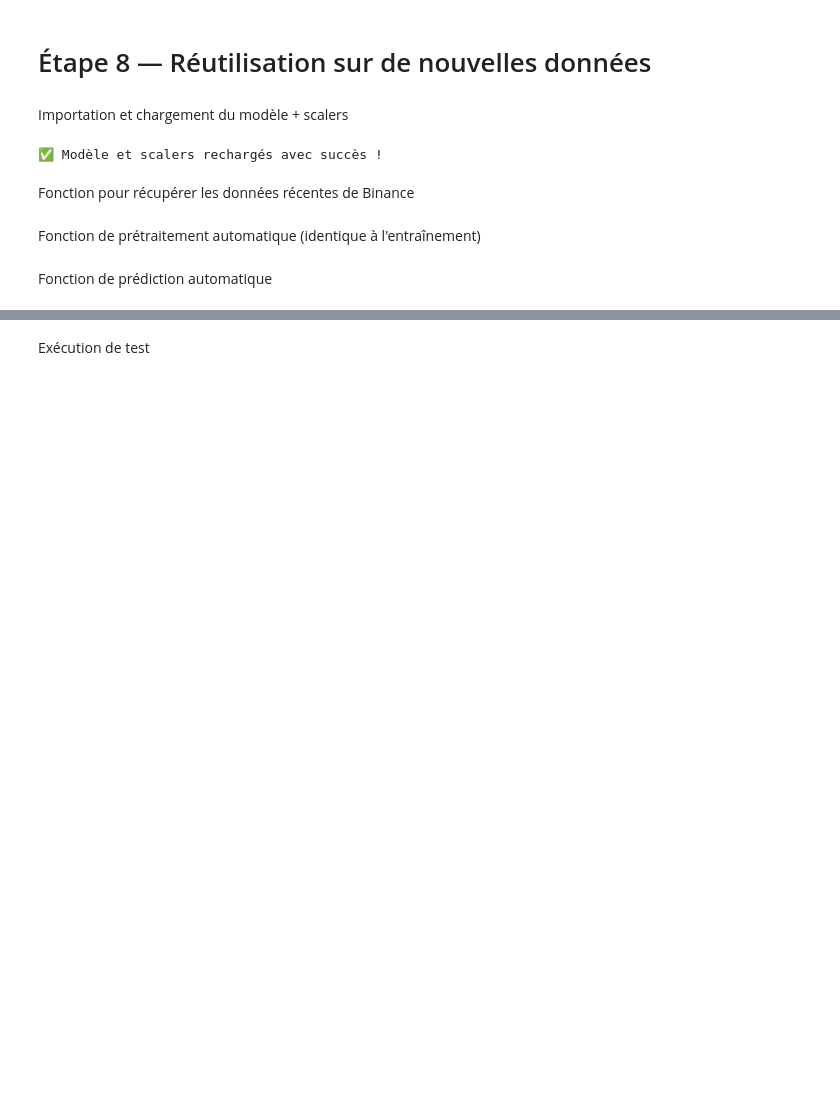
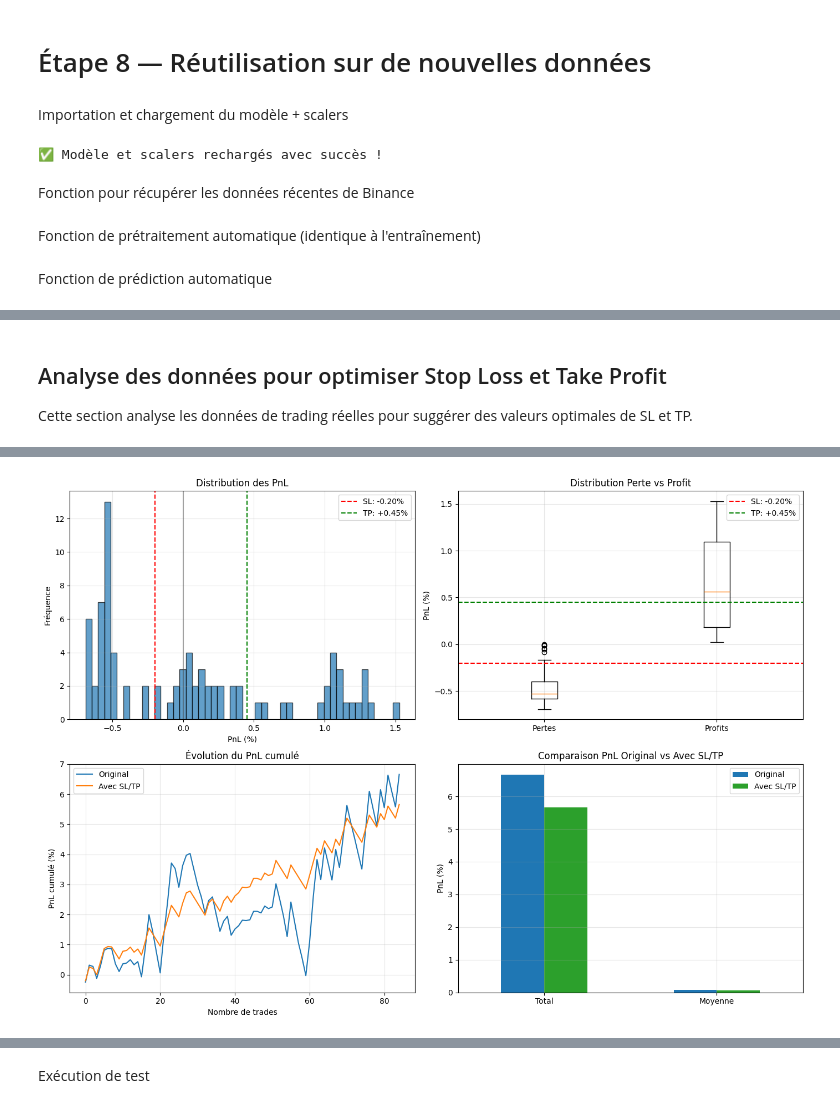
Before and after one commit to BaltiAhmed/TradingBot-LSTM, a Jupyter notebook: LSTM_Scalping.ipynb, the cells around one changed output, grey strips where cells are left out. Saved outputs shown, nothing was run; the diff lists cells and outputs as text; code cells hidden in the pictures; blank space fills up the shorter version.

```diff
--- a/LSTM_Scalping.ipynb
+++ b/LSTM_Scalping.ipynb
@@ -946,0 +1455,3 @@ def predict_signal(symbol="BTCUSDT", seq_len=20, confidence_threshold=0.001):
+# %% [markdown]
+## Analyse des données pour optimiser Stop Loss et Take Profit
+Cette section analyse les données de trading réelles pour suggérer des valeurs optimales de SL et TP.
@@ -946,0 +1654,71 @@ def predict_signal(symbol="BTCUSDT", seq_len=20, confidence_threshold=0.001):
+# %%
+def load_and_analyze_excel(excel_path, show_plots=True):
+    """Charge un fichier Excel et analyse les données pour suggérer SL/TP."""
+    try:
+        trades_df = pd.read_excel(excel_path, sheet_name="operations")
+        print(f"✅ Fichier chargé : {excel_path}")
+        print(f"   {len(trades_df)} trades trouvés\n")
+        recommendations = analyze_trading_data_for_sl_tp(trades_df, show_plots=show_plots)
+        return trades_df, recommendations
+    except Exception as e:
+        print(f"❌ Erreur lors du chargement : {e}")
+        return None, None
+
+
+def analyze_multiple_excel_files(excel_paths, show_plots=False):
+    """Analyse plusieurs fichiers Excel et combine les données."""
+    all_trades = []
+    for path in excel_paths:
+        try:
+            df = pd.read_excel(path, sheet_name="operations")
+            all_trades.append(df)
+            print(f"✅ {path}: {len(df)} trades")
+        except Exception as e:
+            print(f"⚠️ {path}: Erreur - {e}")
+
+    if not all_trades:
+        print("❌ Aucun fichier valide trouvé.")
+        return None, None
+
+    combined_df = pd.concat(all_trades, ignore_index=True)
+    print(f"\n📊 Total combiné: {len(combined_df)} trades")
+    recommendations = analyze_trading_data_for_sl_tp(combined_df, show_plots=show_plots)
+    return combined_df, recommendations
+
+
+# Option 1 : Analyser les données d'un test récent (exécution automatique)
+# Si tu viens de lancer un test, utilise directement trades_df
+# try:
+#     if 'trades_df' in globals() and not trades_df.empty:
+#         print("🔄 Analyse automatique des données du dernier test...\n")
+#         recommendations = analyze_trading_data_for_sl_tp(trades_df, show_plots=True)
+#         print("\n" + "="*60)
+#         print("✅ RECOMMANDATIONS POUR TES PROCHAINS TESTS :")
+#         print("="*60)
+#         print(f"stop_loss_pct={recommendations['stop_loss_pct']}")
+#         print(f"take_profit_pct={recommendations['take_profit_pct']}")
+#         print(f"risk_reward_ratio={recommendations['risk_reward_ratio']}")
+#         print("="*60)
+#         print("\n💡 Copie-colle ces valeurs dans tes prochains appels de test :")
+#         print(f"run_multi_symbol_test(..., stop_loss_pct={recommendations['stop_loss_pct']}, take_profit_pct={recommendations['take_profit_pct']}, ...)")
+#     else:
+#         print("ℹ️ Aucune donnée de test récente trouvée.")
+#         print("   Lance d'abord un test ou utilise l'Option 2 ci-dessous pour charger un fichier Excel.")
+# except NameError:
+#     print("ℹ️ Variable 'trades_df' non trouvée.")
+#     print("   Lance d'abord un test ou utilise l'Option 2 ci-dessous pour charger un fichier Excel.")
+# except Exception as e:
+#     print(f"⚠️ Erreur lors de l'analyse : {e}")
+
+# Option 2 : Charger un fichier Excel existant pour analyse
+# Décommente et modifie le chemin du fichier :
+trades_df_file, recommendations = load_and_analyze_excel(
+    "Reports/binance_trades_report_20251118_234059.xlsx",
+    show_plots=True
+)
+
+# Option 3 : Analyser plusieurs fichiers Excel combinés
+# import glob
+# excel_files = glob.glob("Reports/binance_trades_report_*.xlsx")
+# combined_df, recommendations = analyze_multiple_excel_files(excel_files, show_plots=True)
+# %% [output]
@@ -946,0 +1742 @@ def predict_signal(symbol="BTCUSDT", seq_len=20, confidence_threshold=0.001):
+[figure, added]
```
Also changed, not shown: parts of 28 cells of this notebook.
